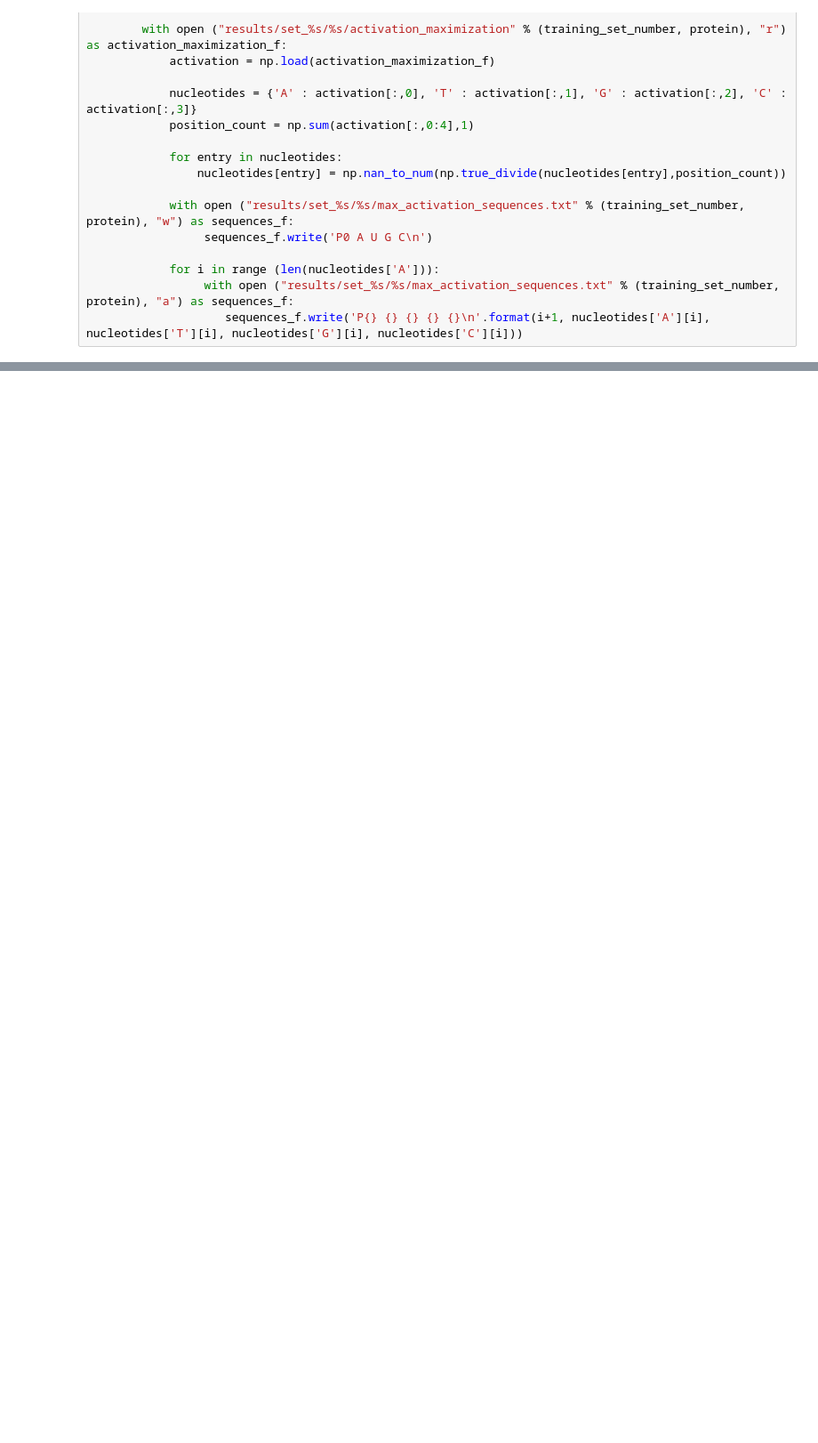
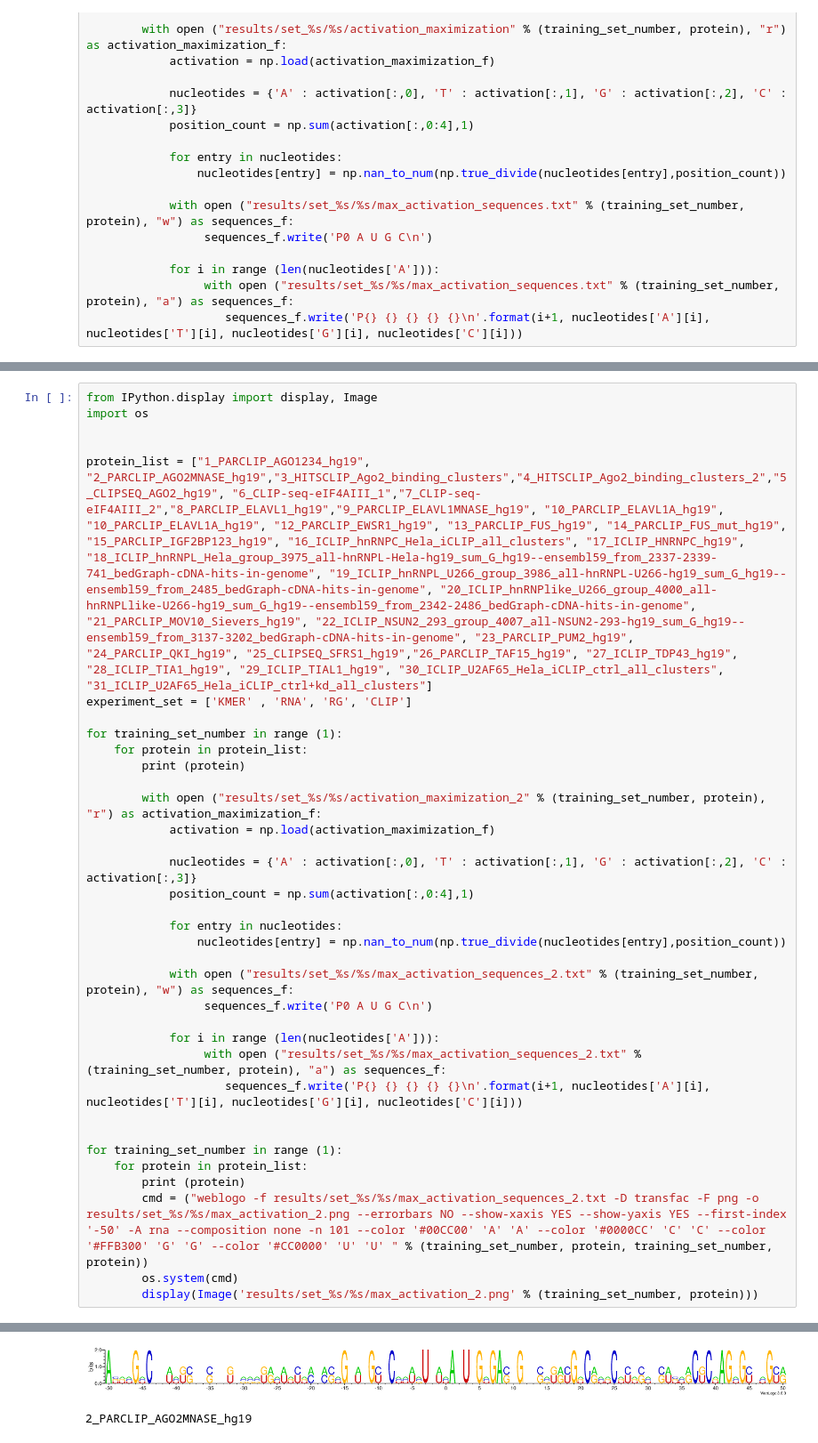
Before and after one commit to AnzeLovse/mcBind, a Jupyter notebook: activation_maximization.ipynb, the cells around one changed output, grey strips where cells are left out. Shown at 89% size. Cells and saved outputs as stored; diff of their text form; blank space fills up the shorter version.

```diff
--- a/activation_maximization.ipynb
+++ b/activation_maximization.ipynb
@@ -245,0 +360,36 @@ for training_set_number in range (1):
+# %%
+from IPython.display import display, Image
+import os
+
+
+protein_list = ["1_PARCLIP_AGO1234_hg19", "2_PARCLIP_AGO2MNASE_hg19","3_HITSCLIP_Ago2_binding_clusters","4_HITSCLIP_Ago2_binding_clusters_2","5_CLIPSEQ_AGO2_hg19", "6_CLIP-seq-eIF4AIII_1","7_CLIP-seq-eIF4AIII_2","8_PARCLIP_ELAVL1_hg19","9_PARCLIP_ELAVL1MNASE_hg19", "10_PARCLIP_ELAVL1A_hg19", "10_PARCLIP_ELAVL1A_hg19", "12_PARCLIP_EWSR1_hg19", "13_PARCLIP_FUS_hg19", "14_PARCLIP_FUS_mut_hg19", "15_PARCLIP_IGF2BP123_hg19", "16_ICLIP_hnRNPC_Hela_iCLIP_all_clusters", "17_ICLIP_HNRNPC_hg19", "18_ICLIP_hnRNPL_Hela_group_3975_all-hnRNPL-Hela-hg19_sum_G_hg19--ensembl59_from_2337-2339-741_bedGraph-cDNA-hits-in-genome", "19_ICLIP_hnRNPL_U266_group_3986_all-hnRNPL-U266-hg19_sum_G_hg19--ensembl59_from_2485_bedGraph-cDNA-hits-in-genome", "20_ICLIP_hnRNPlike_U266_group_4000_all-hnRNPLlike-U266-hg19_sum_G_hg19--ensembl59_from_2342-2486_bedGraph-cDNA-hits-in-genome", "21_PARCLIP_MOV10_Sievers_hg19", "22_ICLIP_NSUN2_293_group_4007_all-NSUN2-293-hg19_sum_G_hg19--ensembl59_from_3137-3202_bedGraph-cDNA-hits-in-genome", "23_PARCLIP_PUM2_hg19", "24_PARCLIP_QKI_hg19", "25_CLIPSEQ_SFRS1_hg19","26_PARCLIP_TAF15_hg19", "27_ICLIP_TDP43_hg19", "28_ICLIP_TIA1_hg19", "29_ICLIP_TIAL1_hg19", "30_ICLIP_U2AF65_Hela_iCLIP_ctrl_all_clusters", "31_ICLIP_U2AF65_Hela_iCLIP_ctrl+kd_all_clusters"]
+experiment_set = ['KMER' , 'RNA', 'RG', 'CLIP']
+
+for training_set_number in range (1):
+    for protein in protein_list:
+        print (protein)
+
+        with open ("results/set_%s/%s/activation_maximization_2" % (training_set_number, protein), "r") as activation_maximization_f:
+            activation = np.load(activation_maximization_f)
+
+            nucleotides = {'A' : activation[:,0], 'T' : activation[:,1], 'G' : activation[:,2], 'C' : activation[:,3]}
+            position_count = np.sum(activation[:,0:4],1)
+
+            for entry in nucleotides:
+                nucleotides[entry] = np.nan_to_num(np.true_divide(nucleotides[entry],position_count))
+
+            with open ("results/set_%s/%s/max_activation_sequences_2.txt" % (training_set_number, protein), "w") as sequences_f:
+                 sequences_f.write('P0 A U G C\n')
+
+            for i in range (len(nucleotides['A'])):
+                 with open ("results/set_%s/%s/max_activation_sequences_2.txt" % (training_set_number, protein), "a") as sequences_f:
+                    sequences_f.write('P{} {} {} {} {}\n'.format(i+1, nucleotides['A'][i], nucleotides['T'][i], nucleotides['G'][i], nucleotides['C'][i]))
+
+
+for training_set_number in range (1):
+    for protein in protein_list:
+        print (protein)
+        cmd = ("weblogo -f results/set_%s/%s/max_activation_sequences_2.txt -D transfac -F png -o results/set_%s/%s/max_activation_2.png --errorbars NO --show-xaxis YES --show-yaxis YES --first-index '-50' -A rna --composition none -n 101 --color '#00CC00' 'A' 'A' --color '#0000CC' 'C' 'C' --color '#FFB300' 'G' 'G' --color '#CC0000' 'U' 'U' " % (training_set_number, protein, training_set_number, protein))
+        os.system(cmd)
+        display(Image('results/set_%s/%s/max_activation_2.png' % (training_set_number, protein)))
+# %% [output]
@@ -245,0 +416,2 @@ for training_set_number in range (1):
+[figure, added]
+2_PARCLIP_AGO2MNASE_hg19
```
Also changed, not shown: parts of 6 cells of this notebook, 4 other files.
